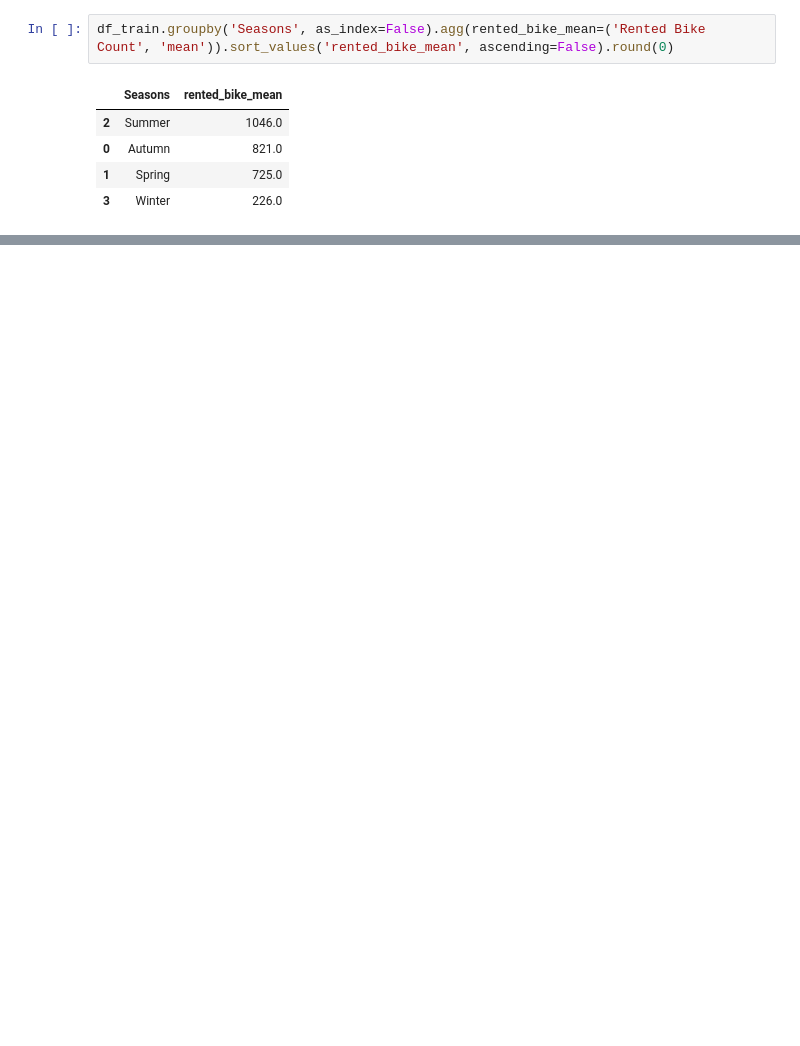
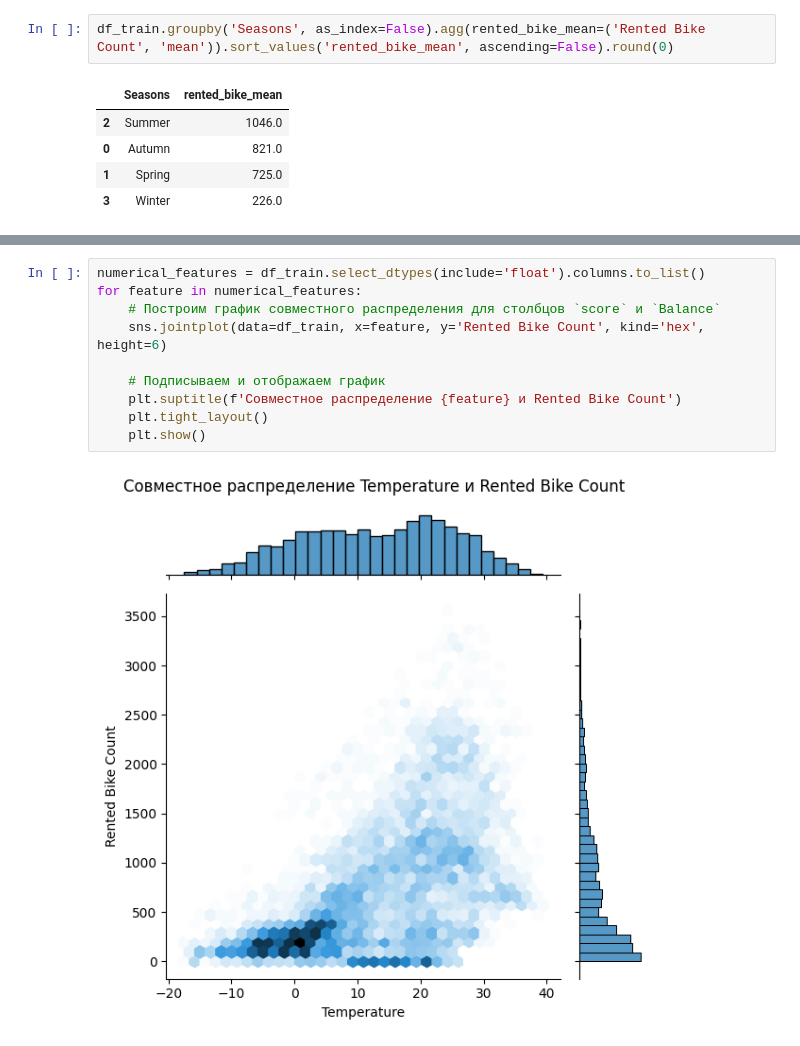
Before and after one commit to TemaQDX/sprint_14_project_bikesouth, a Jupyter notebook: sprint_14_project_bikesouth_Artem_Burov.ipynb, the cells around one changed output, grey strips where cells are left out. Saved outputs shown, nothing was run; the diff lists cells and outputs as text; blank space fills up the shorter version.

```diff
--- a/sprint_14_project_bikesouth_Artem_Burov.ipynb
+++ b/sprint_14_project_bikesouth_Artem_Burov.ipynb
@@ -549,0 +572,12 @@ plt.show()
+# %%
+numerical_features = df_train.select_dtypes(include='float').columns.to_list()
+for feature in numerical_features:
+    # Построим график совместного распределения для столбцов `score` и `Balance`
+    sns.jointplot(data=df_train, x=feature, y='Rented Bike Count', kind='hex', height=6)
+
+    # Подписываем и отображаем график
+    plt.suptitle(f'Совместное распределение {feature} и Rented Bike Count')
+    plt.tight_layout()
+    plt.show()
+# %% [output]
+[figure, added]
```
Also changed, not shown: parts of 20 cells of this notebook.
